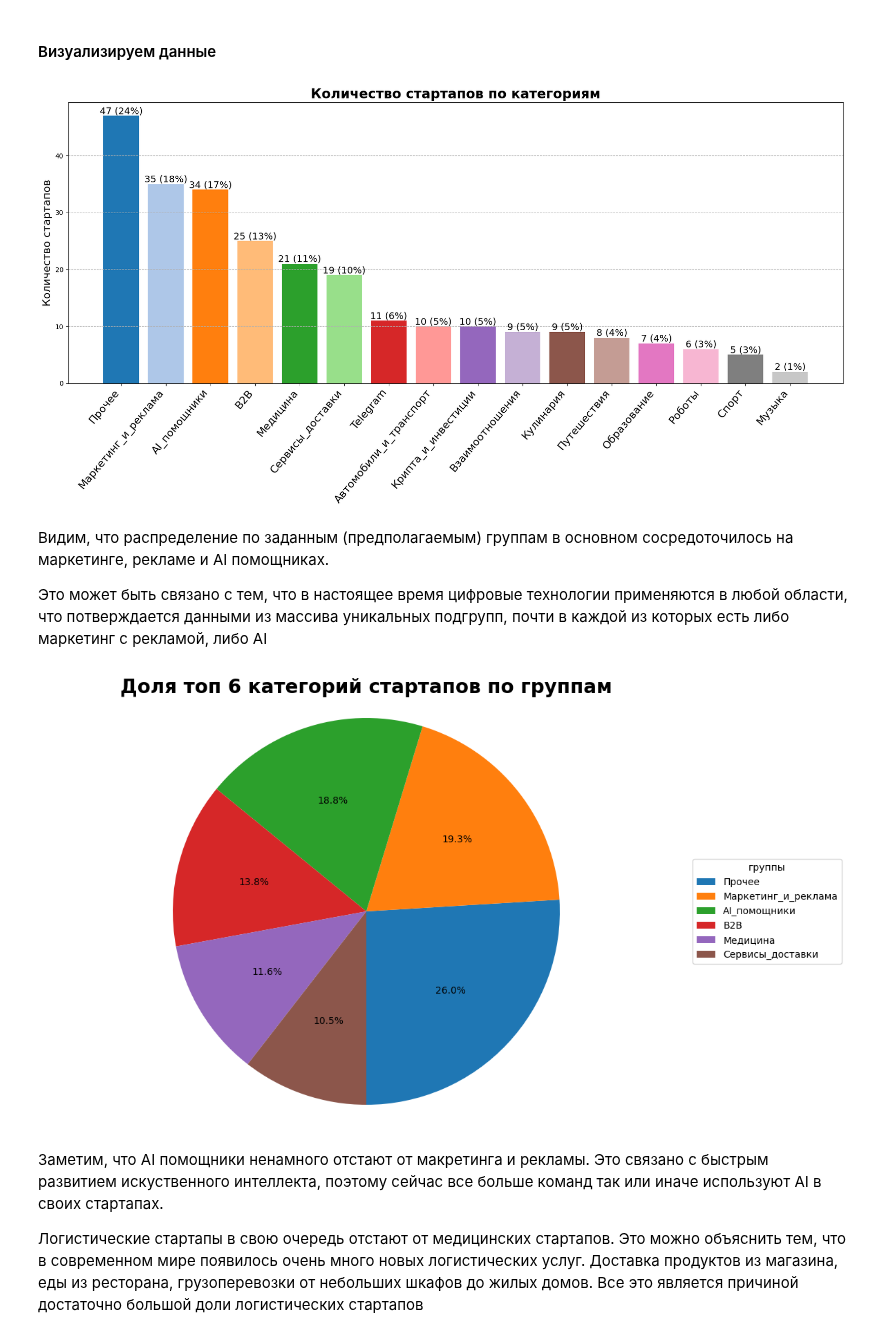
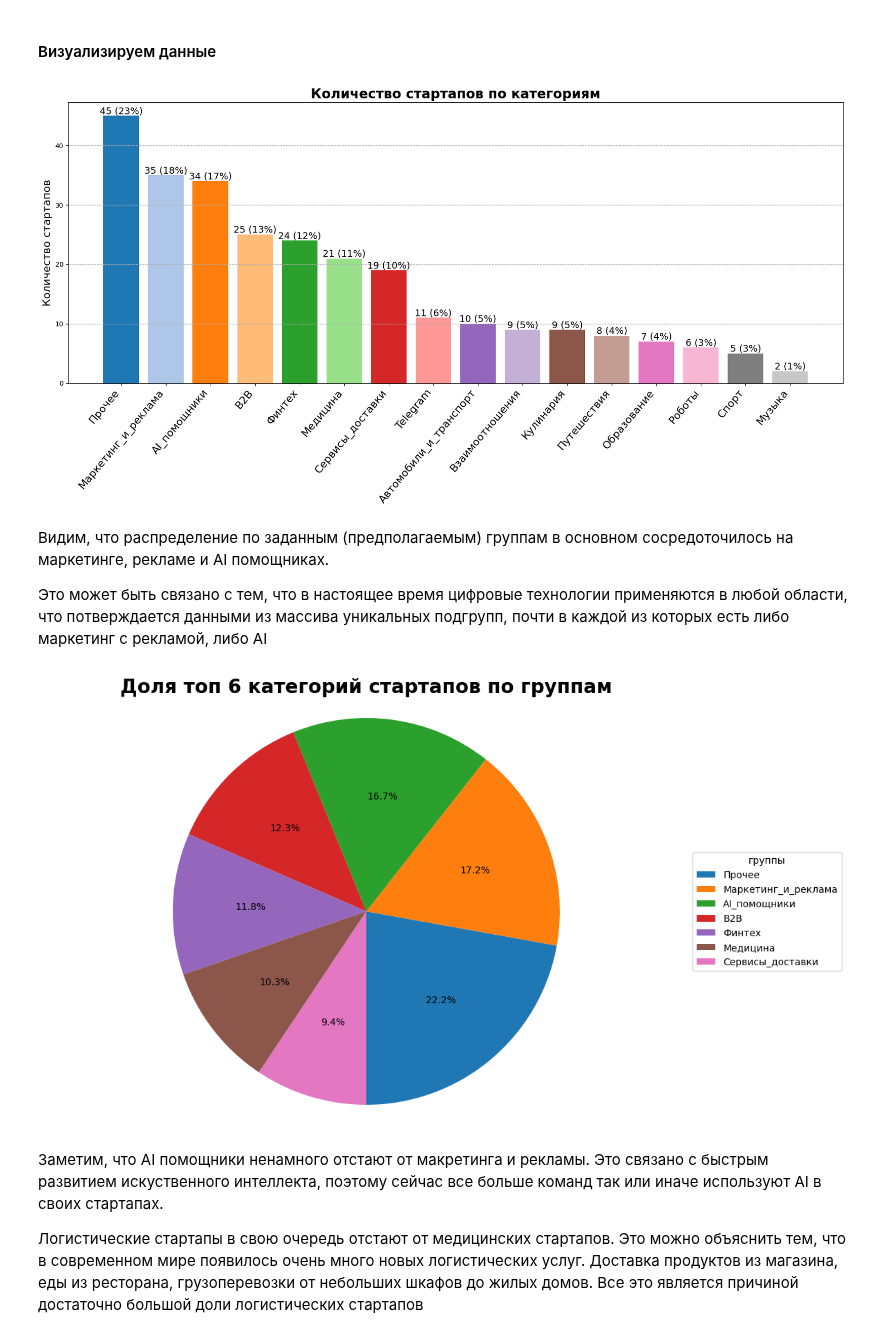
Before and after one commit to panchill/Startup-analytics, a Jupyter notebook: Startup_analytics.ipynb, the cells around one changed output. Drawn from its saved outputs; the diff is of its cells as text; code cells hidden in the pictures.

Commit message:
Переход категории 'Крипта и инвестиции' в категорию 'Финтех'

```diff
--- a/Startup_analytics.ipynb
+++ b/Startup_analytics.ipynb
@@ -63,7 +63,7 @@ keywords = {
     'Путешествия': ['поездк', 'туризм', 'путешеств', 'путевк', 'экскурси', 'курорт', 'проживание', 'travel'],
     'Кулинария': ['кухн', 'повар', 'еда', 'пищ', 'рецепт', 'ингредиент', 'блюд', 'еды', 'общепит', 'едой'],
     'Автомобили_и_транспорт' : ['машина', 'техобслуж', 'кузов', 'транспорт','автомобил', 'двигател', 'автовладел', 'автозапчаст'],
-    'Крипта_и_инвестиции' : ['крипто', 'валюта', 'трейд'],
+    'Финтех' : ['крипто', 'валюта', 'трейд', 'инвестици', 'блокчейн', 'страховани', 'кредит', 'банкинг', 'платежн'],
     'Роботы' : ['робот']
 }
 def categorize(description):
@@ -166,7 +171,7 @@ def count_subcategory_occurrences(df, subcategories):
     result_df = pd.DataFrame(results, columns=['Категория', 'Количество'])
     result_df = result_df.sort_values(by='Количество', ascending=False).reset_index(drop=True)
     return result_df
-subcategories_list = ['Прочее', 'Telegram', 'B2B', 'Взаимоотношения', 'Роботы', 'AI_помощники', 'Крипта_и_инвестиции', 'Автомобили_и_транспорт', 'Музыка', 'Медицина', 'Спорт', 'Сервисы_доставки', 'Путешествия', 'Кулинария', 'Образование', 'Маркетинг_и_реклама']
+subcategories_list = ['Прочее', 'Telegram', 'B2B', 'Взаимоотношения', 'Роботы', 'AI_помощники', 'Финтех', 'Автомобили_и_транспорт', 'Музыка', 'Медицина', 'Спорт', 'Сервисы_доставки', 'Путешествия', 'Кулинария', 'Образование', 'Маркетинг_и_реклама']
 subcategory_counts_df = count_subcategory_occurrences(df, subcategories_list)
 subcategory_counts_df
 # %% [output]
@@ -220,7 +225,7 @@ for bar, count in zip(bars, category_counts):
     )
 plt.show()
 # %% [output]
-[figure, old version]
+[figure, new version]
 # %% [markdown]
 
 
@@ -229,34 +234,34 @@ plt.show()
 Это может быть связано с тем, что в настоящее время цифровые технологии применяются в любой области, что потверждается данными из массива уникальных подгрупп, почти в каждой из которых есть либо маркетинг с рекламой, либо AI
 # %%
 
-merge_to_other = ['Спорт', 'Музыка', 'Кулинария', 'Путешествия', 'Telegram', 'Роботы', 'Взаимоотношения', 'Образование', 'Крипта_и_инвестиции', 'Автомобили_и_транспорт']
+merge_to_other = ['Спорт', 'Музыка', 'Кулинария', 'Путешествия', 'Telegram', 'Роботы', 'Взаимоотношения', 'Образование', 'Финтех', 'Автомобили_и_транспорт']
 category_labels = list(subcategory_counts_df['Категория'])
 category_counts = list(subcategory_counts_df['Количество'])
 other_count = 0
 for label, count in zip(category_labels, category_counts):
     if label in merge_to_other:
         other_count += count
 category_labels = [label for label in category_labels if label not in merge_to_other]
 category_counts = [count for label, count in zip(category_labels, category_counts) if label not in merge_to_other]
 colors = plt.get_cmap('tab10').colors
 plt.figure(figsize=(12, 8))
 plt.pie(
     category_counts,
     autopct='%1.1f%%',
     colors=colors[:len(category_labels)],
     startangle=-90
 )
 plt.legend(
     category_labels,
     title="группы",
     loc="center left",
     bbox_to_anchor=(1, 0, 0.5, 1)
 )
 plt.title('Доля топ 6 категорий стартапов по группам', fontsize=20, fontweight='bold')
 plt.axis('equal')  # Оформление диаграммы в круг
 plt.show()
 # %% [output]
-[figure, old version]
+[figure, new version]
 # %% [markdown]
 
 
```
Also changed, not shown: parts of 4 cells of this notebook.
